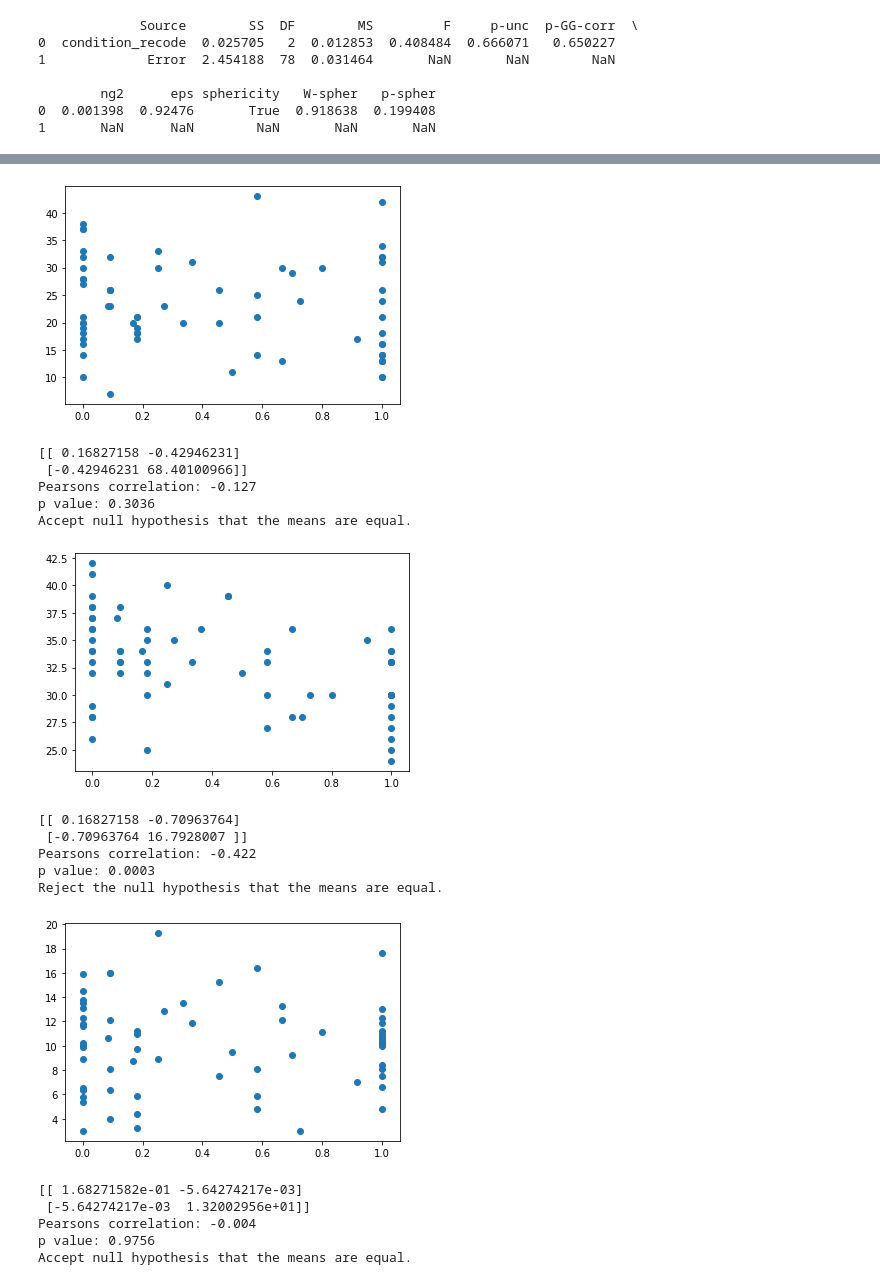
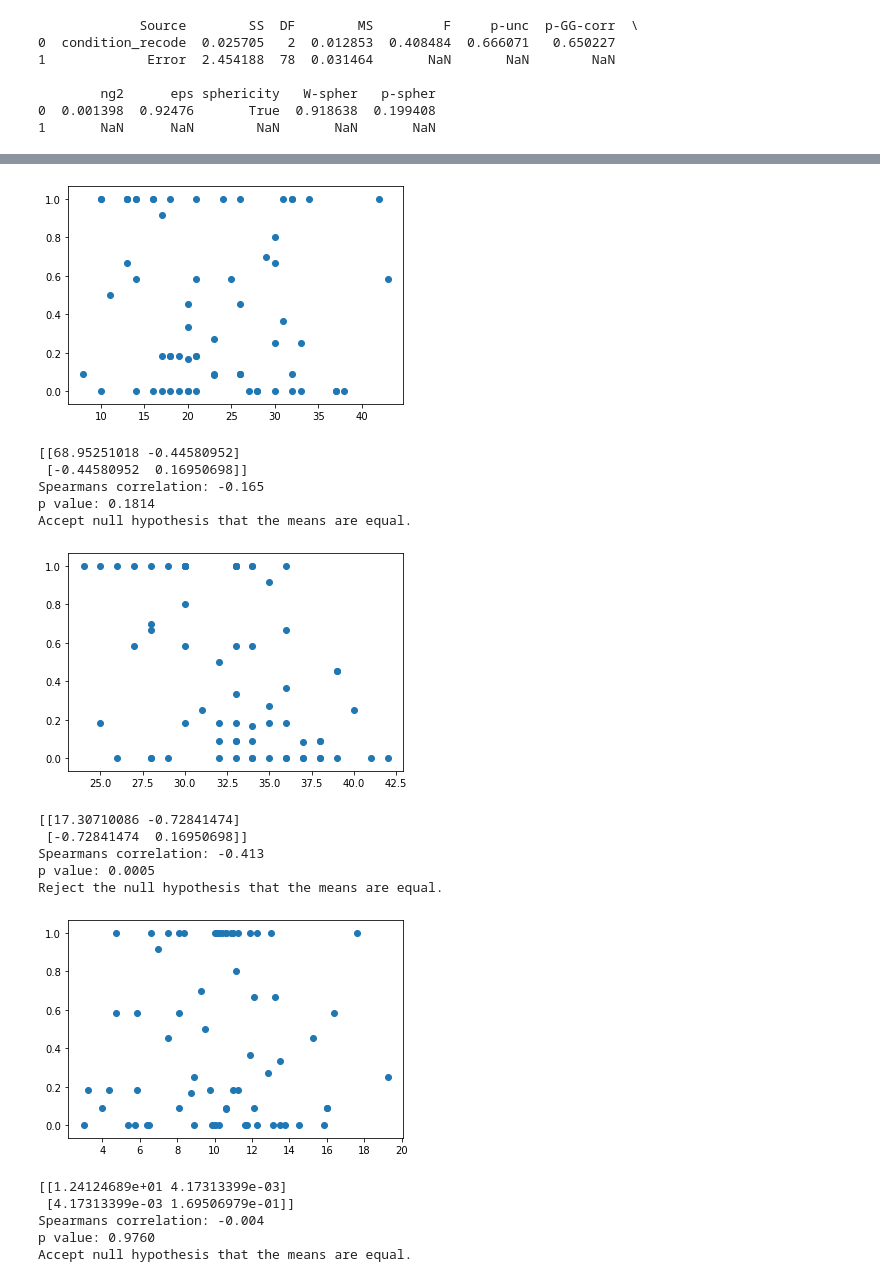
Before and after one commit to fareri-lab/Rejection_Choice, a Jupyter notebook: RMAnova w Pingouin_7.18.23.ipynb, the cells around one changed output, grey strips where cells are left out. Saved outputs shown, nothing was run; the diff lists cells and outputs as text; code cells hidden in the pictures.

```diff
--- a/RMAnova w Pingouin_7.18.23.ipynb
+++ b/RMAnova w Pingouin_7.18.23.ipynb
@@ -273,12 +287,12 @@ neuchoice = neu['choice']
 # %%
 # prop_choicerej // aq
-pyplot.scatter(rejchoice, aq['AQ'])
+pyplot.scatter(aq['AQ'],rejchoice)
 pyplot.show()
-covariance = cov(rejchoice, aq['AQ'])
+covariance = cov(aq['AQ'],rejchoice)
 print(covariance)
-corr, _ = pearsonr(rejchoice, aq['AQ'])
-print('Pearsons correlation: %.3f' % corr)
-r,p = scipy.stats.pearsonr(rejchoice, aq['AQ'])
+corr, _ = spearmanr(aq['AQ'],rejchoice)
+print('Spearmans correlation: %.3f' % corr)
+r,p = scipy.stats.spearmanr(aq['AQ'],rejchoice)
 print('p value: %.4f' % p)
 
 alpha = 0.10
@@ -287,21 +301,21 @@ if p > alpha:
 else:
     print('Reject the null hypothesis that the means are equal.')
 # %% [output]
-[figure, old version]
+[figure, new version]
-[[ 0.16827158 -0.42946231]
- [-0.42946231 68.40100966]]
-Pearsons correlation: -0.127
-p value: 0.3036
+[[68.95251018 -0.44580952]
+ [-0.44580952  0.16950698]]
+Spearmans correlation: -0.165
+p value: 0.1814
 Accept null hypothesis that the means are equal.
 # %%
 # prop_choicerej // ntbs
-pyplot.scatter(rejchoice, ntbs['NTBS_score'])
+pyplot.scatter(ntbs['NTBS_score'],rejchoice)
 pyplot.show()
-covariance = cov(rejchoice, ntbs['NTBS_score'])
+covariance = cov(ntbs['NTBS_score'],rejchoice)
 print(covariance)
-corr, _ = pearsonr(rejchoice, ntbs['NTBS_score'])
-print('Pearsons correlation: %.3f' % corr)
-r,p = scipy.stats.pearsonr(rejchoice, ntbs['NTBS_score'])
+corr, _ = spearmanr(ntbs['NTBS_score'],rejchoice)
+print('Spearmans correlation: %.3f' % corr)
+r,p = scipy.stats.spearmanr(ntbs['NTBS_score'],rejchoice)
 print('p value: %.4f' % p)
 
 alpha = 0.10
@@ -310,34 +324,34 @@ if p > alpha:
 else:
     print('Reject the null hypothesis that the means are equal.')
 # %% [output]
-[figure, old version]
+[figure, new version]
-[[ 0.16827158 -0.70963764]
- [-0.70963764 16.7928007 ]]
-Pearsons correlation: -0.422
-p value: 0.0003
+[[17.30710086 -0.72841474]
+ [-0.72841474  0.16950698]]
+Spearmans correlation: -0.413
+p value: 0.0005
 Reject the null hypothesis that the means are equal.
 # %%
 # prop_choicerej // rsq
-pyplot.scatter(rejchoice, rsq["RSQ_finalscore"])
+pyplot.scatter(rsq["RSQ_finalscore"],rejchoice)
 pyplot.show()
-covariance = cov(rejchoice, rsq["RSQ_finalscore"])
+covariance = cov(rsq["RSQ_finalscore"],rejchoice)
 print(covariance)
-corr, _ = pearsonr(rejchoice, rsq["RSQ_finalscore"])
-print('Pearsons correlation: %.3f' % corr)
-r,p = scipy.stats.pearsonr(rejchoice, rsq["RSQ_finalscore"])
+corr, _ = spearmanr(rsq["RSQ_finalscore"],rejchoice)
+print('Spearmans correlation: %.3f' % corr)
+r,p = scipy.stats.spearmanr(rsq["RSQ_finalscore"],rejchoice)
 print('p value: %.4f' % p)
 
 alpha = 0.10
 if p > alpha:
  print('Accept null hypothesis that the means are equal.')
 else:
     print('Reject the null hypothesis that the means are equal.')
 # %% [output]
-[figure, old version]
+[figure, new version]
-[[ 1.68271582e-01 -5.64274217e-03]
- [-5.64274217e-03  1.32002956e+01]]
-Pearsons correlation: -0.004
-p value: 0.9756
+[[1.24124689e+01 4.17313399e-03]
+ [4.17313399e-03 1.69506979e-01]]
+Spearmans correlation: -0.004
+p value: 0.9760
 Accept null hypothesis that the means are equal.
 # %%
 # prop_choicerej // pss
```
Also changed, not shown: parts of 39 cells of this notebook, 19 other files.
